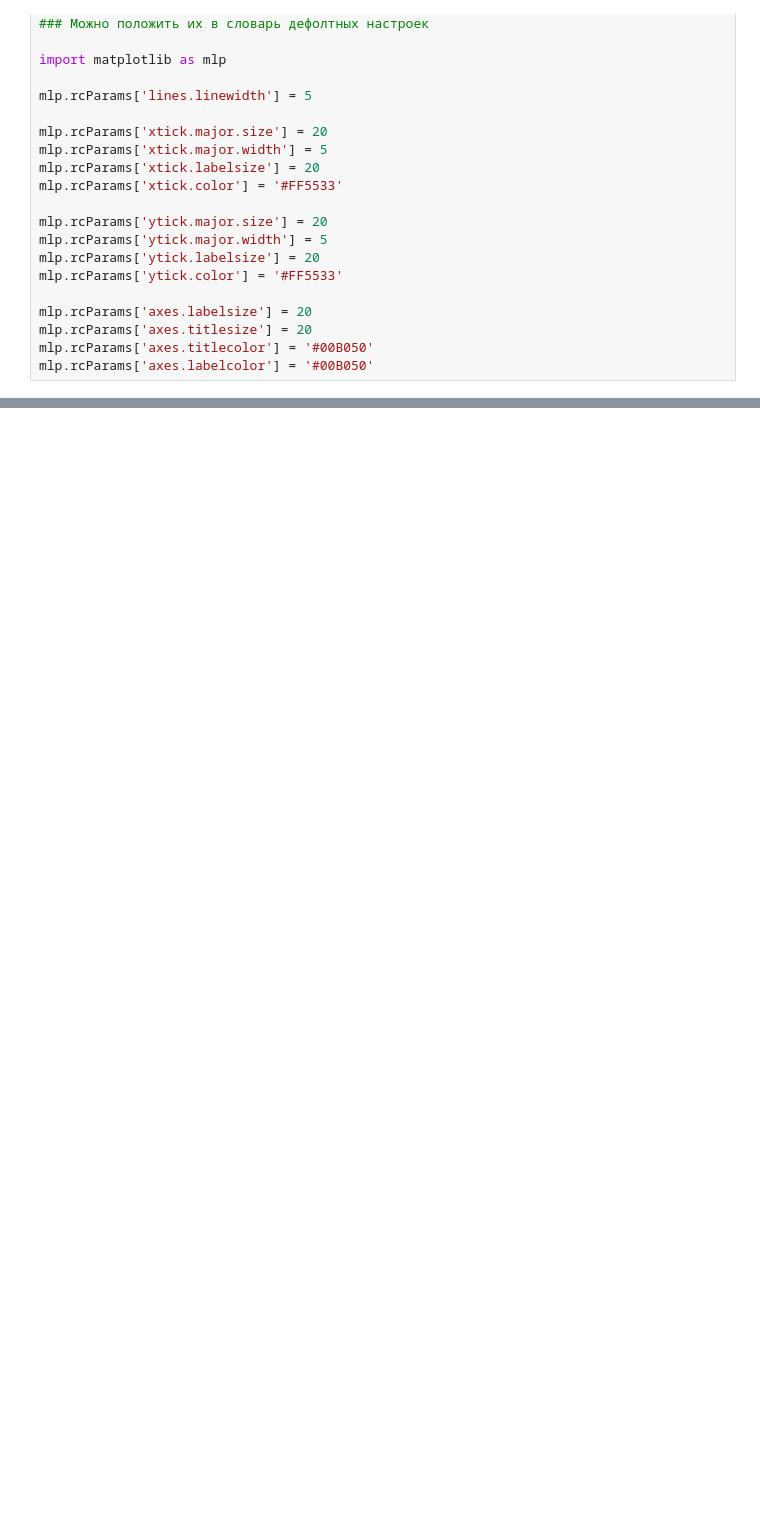
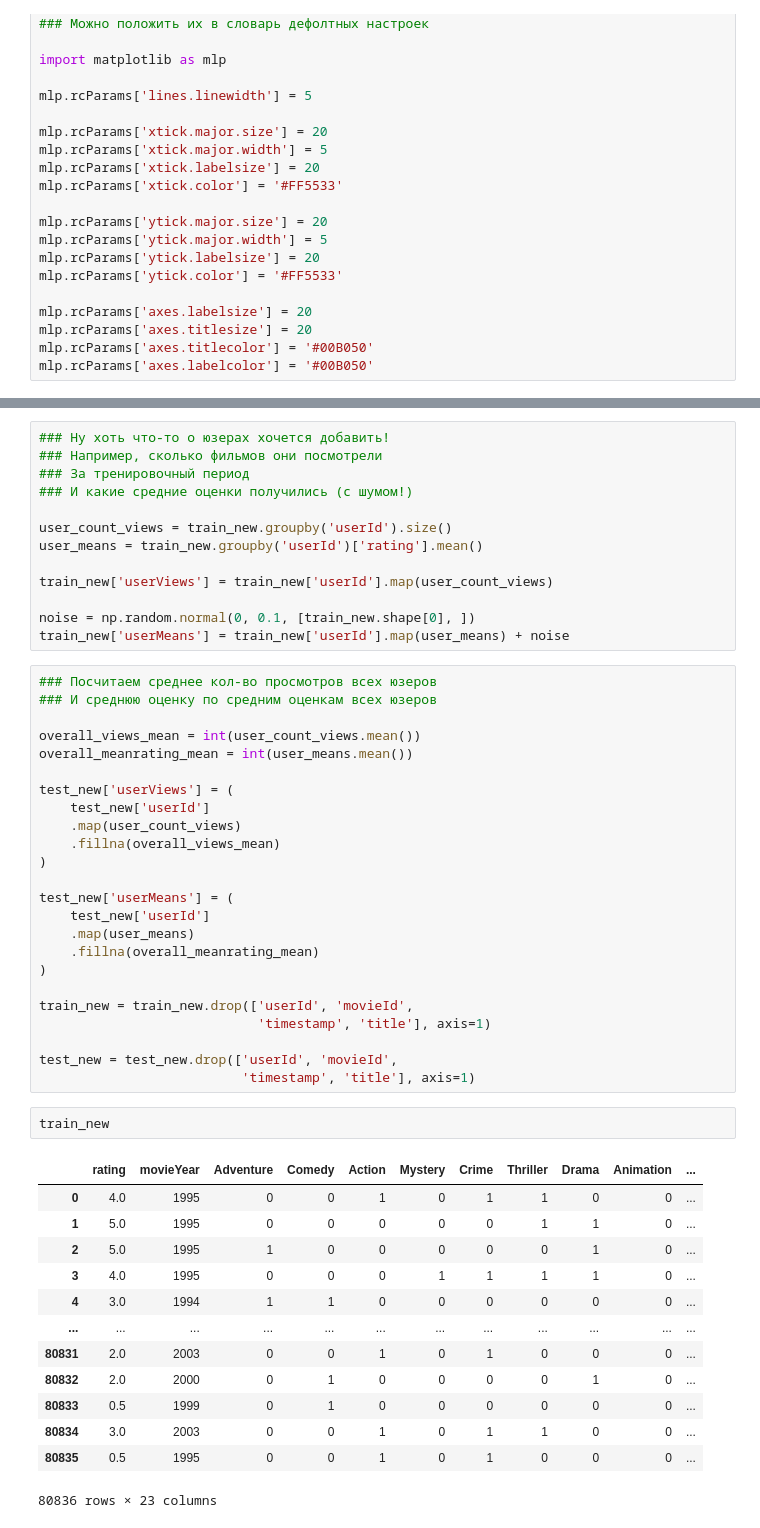
Before and after one commit to EgorSotn/Practice-ML, a Jupyter notebook: ML/practice_22.ipynb, the cells around one changed output, grey strips where cells are left out. Drawn from its saved outputs; the diff is of its cells as text; blank space fills up the shorter version.

```diff
--- a/ML/practice_22.ipynb
+++ b/ML/practice_22.ipynb
@@ -32,0 +354,53 @@ pd.read_csv('movies.csv')
+# %%
+### Ну хоть что-то о юзерах хочется добавить!
+### Например, сколько фильмов они посмотрели
+### За тренировочный период
+### И какие средние оценки получились (с шумом!)
+
+user_count_views = train_new.groupby('userId').size()
+user_means = train_new.groupby('userId')['rating'].mean()
+
+train_new['userViews'] = train_new['userId'].map(user_count_views)
+
+noise = np.random.normal(0, 0.1, [train_new.shape[0], ])
+train_new['userMeans'] = train_new['userId'].map(user_means) + noise
+# %%
+### Посчитаем среднее кол-во просмотров всех юзеров
+### И среднюю оценку по средним оценкам всех юзеров
+
+overall_views_mean = int(user_count_views.mean())
+overall_meanrating_mean = int(user_means.mean())
+
+test_new['userViews'] = (
+    test_new['userId']
+    .map(user_count_views)
+    .fillna(overall_views_mean)
+)
+
+test_new['userMeans'] = (
+    test_new['userId']
+    .map(user_means)
+    .fillna(overall_meanrating_mean)
+)
+
+train_new = train_new.drop(['userId', 'movieId',
+                            'timestamp', 'title'], axis=1)
+
+test_new = test_new.drop(['userId', 'movieId',
+                          'timestamp', 'title'], axis=1)
+# %%
+train_new
+# %% [output]
+|  | rating | movieYear | Adventure | Comedy | Action | Mystery | Crime | Thriller | Drama | Animation | ... |
+| 0 | 4.0 | 1995 | 0 | 0 | 1 | 0 | 1 | 1 | 0 | 0 | ... |
+| 1 | 5.0 | 1995 | 0 | 0 | 0 | 0 | 0 | 1 | 1 | 0 | ... |
+| 2 | 5.0 | 1995 | 1 | 0 | 0 | 0 | 0 | 0 | 1 | 0 | ... |
+| 3 | 4.0 | 1995 | 0 | 0 | 0 | 1 | 1 | 1 | 1 | 0 | ... |
+| 4 | 3.0 | 1994 | 1 | 1 | 0 | 0 | 0 | 0 | 0 | 0 | ... |
+| ... | ... | ... | ... | ... | ... | ... | ... | ... | ... | ... | ... |
+| 80831 | 2.0 | 2003 | 0 | 0 | 1 | 0 | 1 | 0 | 0 | 0 | ... |
+| 80832 | 2.0 | 2000 | 0 | 1 | 0 | 0 | 0 | 0 | 1 | 0 | ... |
+| 80833 | 0.5 | 1999 | 0 | 1 | 0 | 0 | 0 | 0 | 0 | 0 | ... |
+| 80834 | 3.0 | 2003 | 0 | 0 | 1 | 0 | 1 | 1 | 0 | 0 | ... |
+| 80835 | 0.5 | 1995 | 0 | 0 | 1 | 0 | 1 | 0 | 0 | 0 | ... |
+80836 rows × 23 columns
```
Also changed, not shown: parts of 25 cells of this notebook, 2 other files.
